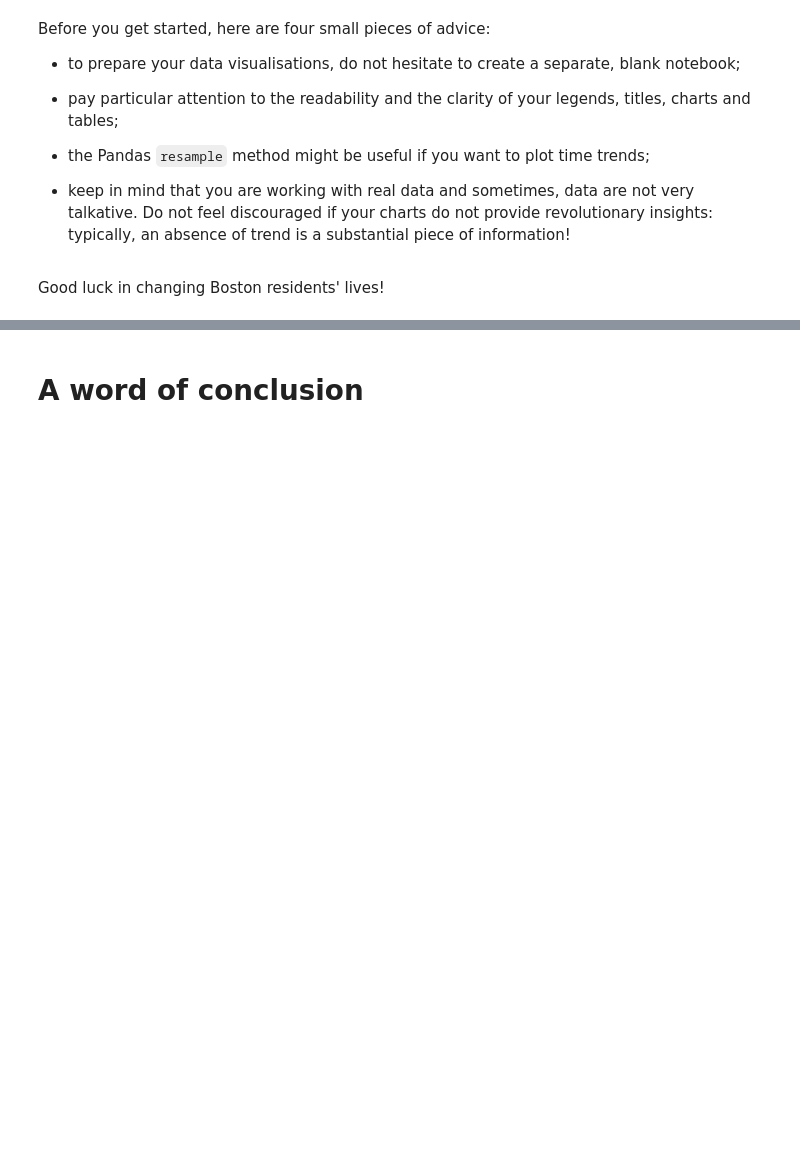
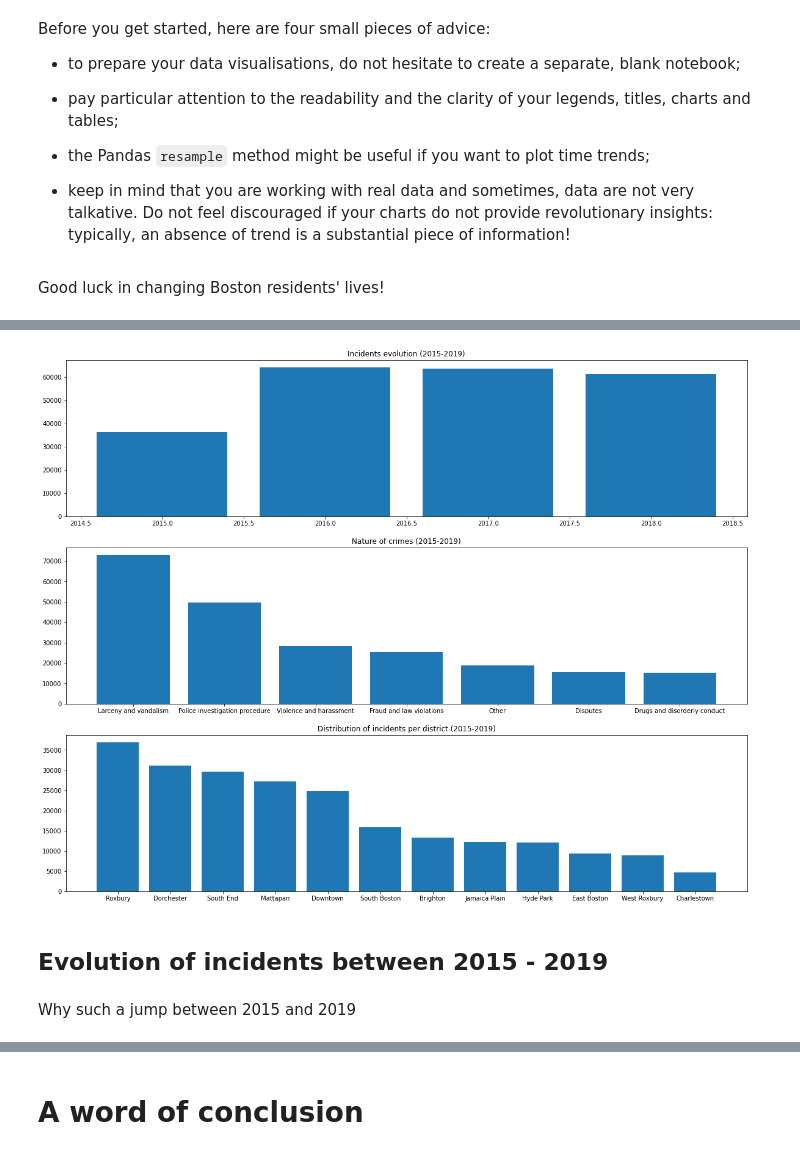
Before and after one commit to sanpigh/super-exo, a Jupyter notebook: decision_science/boston_crimes.ipynb, the cells around one changed output, grey strips where cells are left out. Cells and saved outputs as stored; diff of their text form; code cells hidden in the pictures; blank space fills up the shorter version.

```diff
--- a/decision_science/boston_crimes.ipynb
+++ b/decision_science/boston_crimes.ipynb
@@ -386,0 +749,8 @@ Good luck in changing Boston residents' lives!
+# %%
+nature_df = pd.DataFrame(data.OFFENSE_CODE_GROUP.value_counts())
+
+total = data.shape[0]
+portion = lambda x: x/total
+
+nature_df["part"] = nature_df["OFFENSE_CODE_GROUP"].apply(portion)
+nature_df
@@ -386,0 +781,17 @@ Good luck in changing Boston residents' lives!
+# %%
+fig, (ax1, ax2, ax3) = plt.subplots(nrows=3, ncols=1, figsize=(20, 16))
+
+ax1.bar(tmp.index, tmp.year)
+ax1.set_title("Incidents evolution (2015-2019)")
+
+ax2.bar(nature_df.index, nature_df.OFFENSE_CODE_GROUP )
+ax2.set_title("Nature of crimes (2015-2019)")
+
+ax3.bar(split_df.index, split_df.OFFENSE_CODE_GROUP)
+ax3.set_title("Distribution of incidents per district (2015-2019)");
+# %% [output]
+[figure, added]
+# %% [markdown]
+## Evolution of incidents between 2015 - 2019
+# %% [markdown]
+Why such a jump between 2015 and 2019
```
Also changed, not shown: parts of 80 cells of this notebook, 7 other files.
